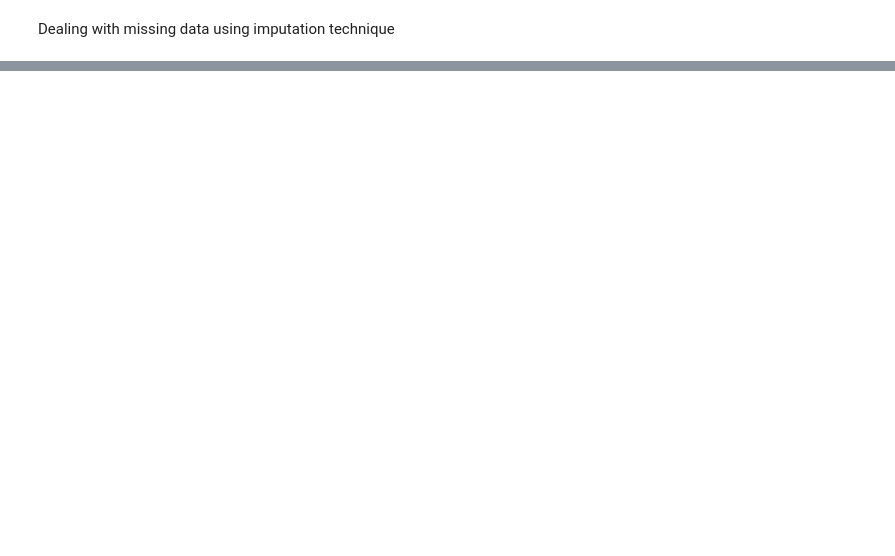
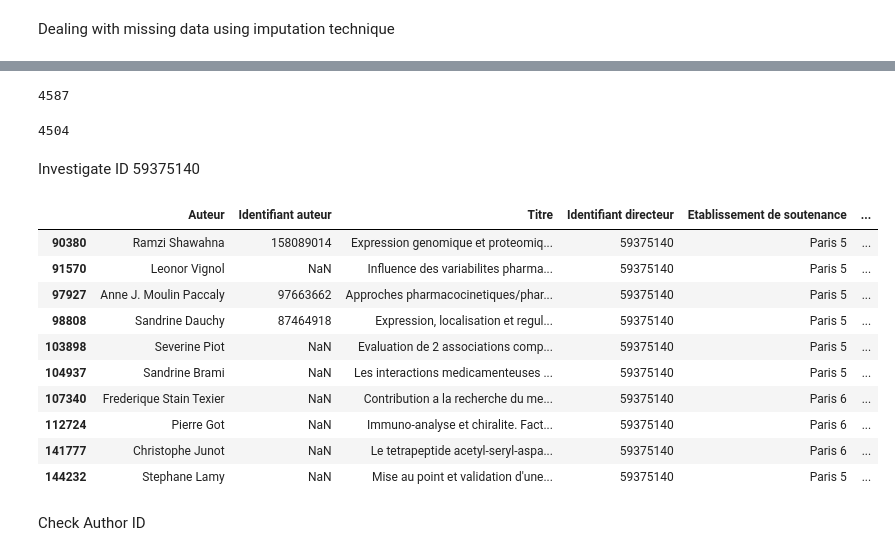
Before and after one commit to buu-nguyen/PIB3-DataWrangling, a Jupyter notebook: dealing_with_missing_data.ipynb, the cells around one changed output, grey strips where cells are left out. Saved outputs shown, nothing was run; the diff lists cells and outputs as text; code cells hidden in the pictures; blank space fills up the shorter version.

```diff
--- a/dealing_with_missing_data.ipynb
+++ b/dealing_with_missing_data.ipynb
@@ -86,0 +174,27 @@ fig
+# %%
+df_outliers = df[df['Identifiant directeur'].str.len() == 1]
+print(df_outliers.shape[0]) # Number of thesis supervised by top 7 ID
+# %% [output]
+4587
+# %%
+print(df_outliers.groupby('Supervisor').count().shape[0]) # Number of different supervisors attached to 7 ID
+# %% [output]
+4504
+# %% [markdown]
+Investigate ID 59375140
+# %%
+df[df['Identifiant directeur'] == '59375140'].head(10)
+# %% [output]
+|  | Auteur | Identifiant auteur | Titre | Identifiant directeur | Etablissement de soutenance | ... |
+| 90380 | Ramzi Shawahna | 158089014 | Expression genomique et proteomiq... | 59375140 | Paris 5 | ... |
+| 91570 | Leonor Vignol | NaN | Influence des variabilites pharma... | 59375140 | Paris 5 | ... |
+| 97927 | Anne J. Moulin Paccaly | 97663662 | Approches pharmacocinetiques/phar... | 59375140 | Paris 5 | ... |
+| 98808 | Sandrine Dauchy | 87464918 | Expression, localisation et regul... | 59375140 | Paris 5 | ... |
+| 103898 | Severine Piot | NaN | Evaluation de 2 associations comp... | 59375140 | Paris 5 | ... |
+| 104937 | Sandrine Brami | NaN | Les interactions medicamenteuses ... | 59375140 | Paris 5 | ... |
+| 107340 | Frederique Stain Texier | NaN | Contribution a la recherche du me... | 59375140 | Paris 6 | ... |
+| 112724 | Pierre Got | NaN | Immuno-analyse et chiralite. Fact... | 59375140 | Paris 6 | ... |
+| 141777 | Christophe Junot | NaN | Le tetrapeptide acetyl-seryl-aspa... | 59375140 | Paris 6 | ... |
+| 144232 | Stephane Lamy | NaN | Mise au point et validation d'une... | 59375140 | Paris 5 | ... |
+# %% [markdown]
+Check Author ID
```
Also changed, not shown: parts of 53 cells of this notebook, 8 other files.
